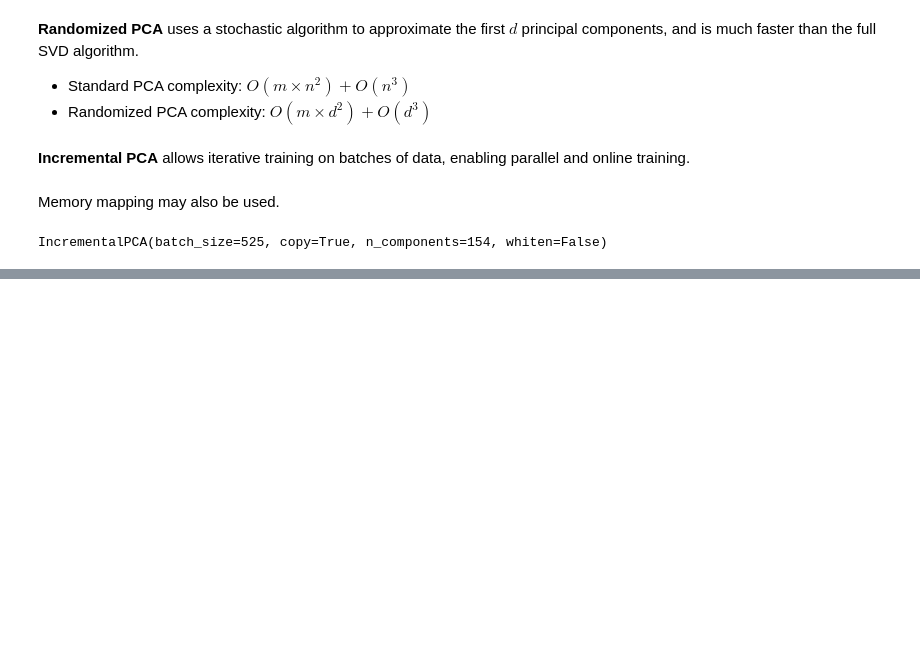
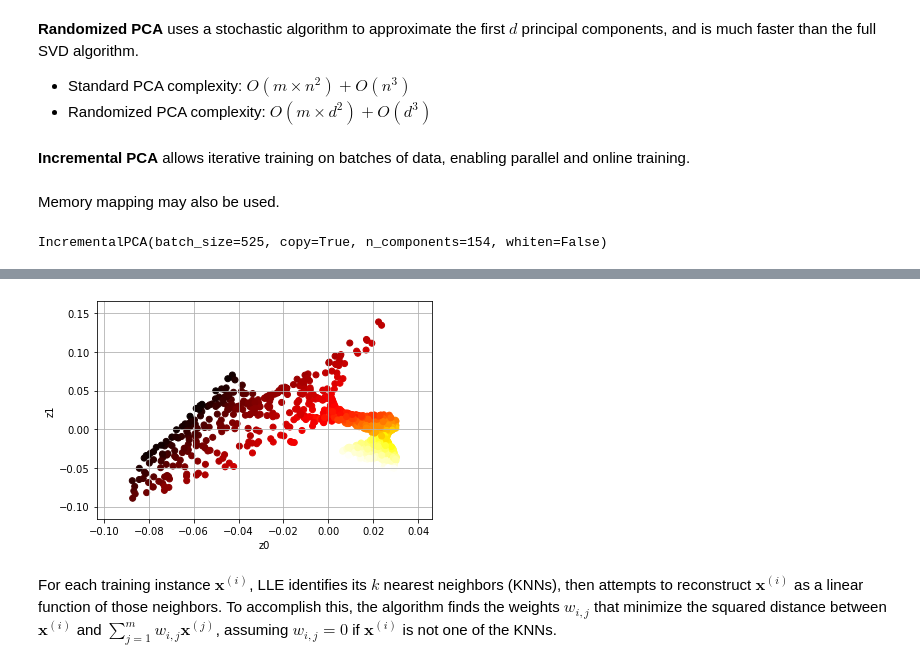
Before and after one commit to codywill/ml-sandbox, a Jupyter notebook: hands-on/Chapter 8 - Dimensionality Reduction.ipynb, the cells around one changed output, grey strips where cells are left out. Drawn from its saved outputs; the diff is of its cells as text; code cells hidden in the pictures; blank space fills up the shorter version.

```diff
--- a/hands-on/Chapter 8 - Dimensionality Reduction.ipynb
+++ b/hands-on/Chapter 8 - Dimensionality Reduction.ipynb
@@ -271,0 +384,6 @@ IncrementalPCA(batch_size=525, copy=True, n_components=154, whiten=False)
+# %%
+plot_2d(X_reduced, c=t, cmap=plt.cm.hot)
+# %% [output]
+[figure, added]
+# %% [markdown]
+For each training instance $\mathbf{x}^{(i)}$, LLE identifies its $k$ nearest neighbors (KNNs), then attempts to reconstruct $\mathbf{x}^{(i)}$ as a linear function of those neighbors. To accomplish this, the algorithm finds the weights $w_{i,j}$ that minimize the squared distance between $\mathbf{x}^{(i)}$ and $\sum_{j=1}^m w_{i,j} \mathbf{x}^{(j)}$, assuming $w_{i,j}=0$ if $\mathbf{x}^{(i)}$ is not one of the KNNs.
```
Also changed, not shown: parts of 21 cells of this notebook.
